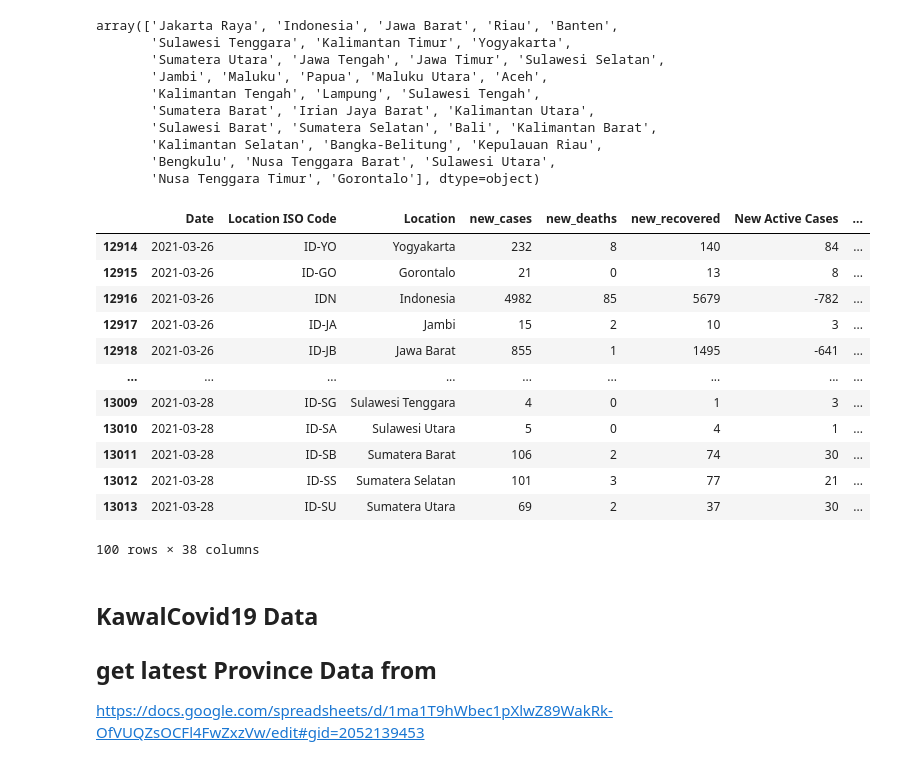
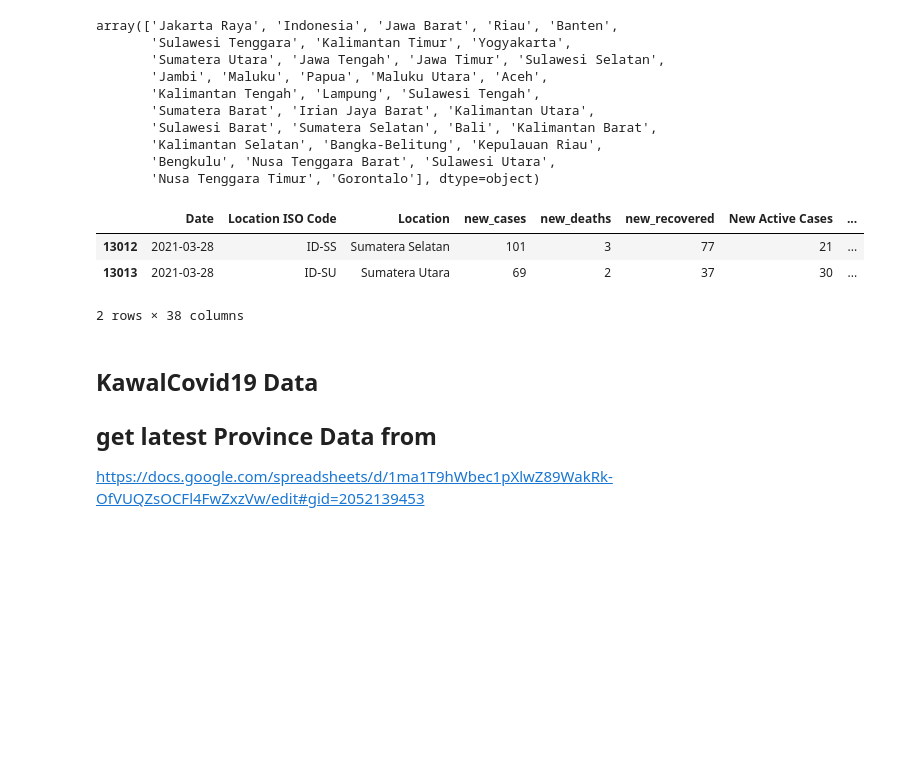
Before and after one commit to Svensone/bali-covid-app, a Jupyter notebook: data/daily_data_covid_bali_processing.ipynb, the cells around one changed output. Cells and saved outputs as stored; diff of their text form; code cells hidden in the pictures; blank space fills up the shorter version.

```diff
--- a/data/daily_data_covid_bali_processing.ipynb
+++ b/data/daily_data_covid_bali_processing.ipynb
@@ -557,32 +490,23 @@ array(['Jakarta Raya', 'Indonesia', 'Jawa Barat', 'Riau', 'Banten',
 # %%
 provinces = []
 for province in indo_geo_id['features']:
   provinces.append(province['properties']['state'])
 
 # add id column in df with feature.id from geojson
 indo_id_map = {}
 for province in indo_geo_id['features']:
   indo_id_map[province['properties']['state']] = province['id']
 # indo_id_map
 
 # ## for Foreigners or Other Regency add 'id' = 0
 df_indo['id'] = df_indo['Location'].apply(lambda x: indo_id_map[x] if x in indo_id_map else 0)
 
-df_indo.tail(100)
+df_indo.tail(2)
 # %% [output]
 |  | Date | Location ISO Code | Location | new_cases | new_deaths | new_recovered | New Active Cases | ... |
-| 12914 | 2021-03-26 | ID-YO | Yogyakarta | 232 | 8 | 140 | 84 | ... |
-| 12915 | 2021-03-26 | ID-GO | Gorontalo | 21 | 0 | 13 | 8 | ... |
-| 12916 | 2021-03-26 | IDN | Indonesia | 4982 | 85 | 5679 | -782 | ... |
-| 12917 | 2021-03-26 | ID-JA | Jambi | 15 | 2 | 10 | 3 | ... |
-| 12918 | 2021-03-26 | ID-JB | Jawa Barat | 855 | 1 | 1495 | -641 | ... |
-| ... | ... | ... | ... | ... | ... | ... | ... | ... |
-| 13009 | 2021-03-28 | ID-SG | Sulawesi Tenggara | 4 | 0 | 1 | 3 | ... |
-| 13010 | 2021-03-28 | ID-SA | Sulawesi Utara | 5 | 0 | 4 | 1 | ... |
-| 13011 | 2021-03-28 | ID-SB | Sumatera Barat | 106 | 2 | 74 | 30 | ... |
 | 13012 | 2021-03-28 | ID-SS | Sumatera Selatan | 101 | 3 | 77 | 21 | ... |
 | 13013 | 2021-03-28 | ID-SU | Sumatera Utara | 69 | 2 | 37 | 30 | ... |
-100 rows × 38 columns
+2 rows × 38 columns
 # %% [markdown]
 ## KawalCovid19 Data
 
```
Also changed, not shown: parts of 38 cells of this notebook, 9 other files.
